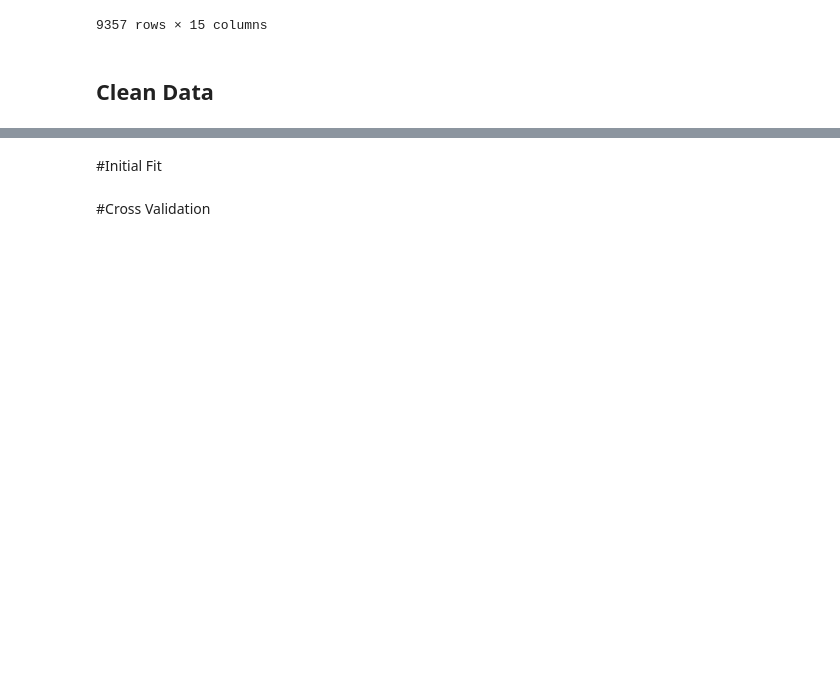
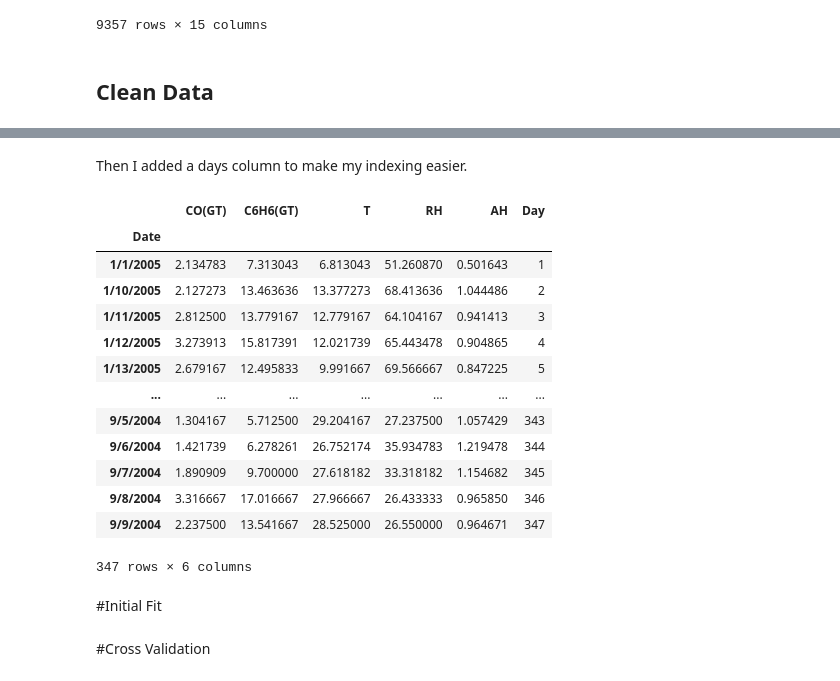
Before and after one commit to sahiser19/ST-554-Project1-Sarah_Ryan_Heather, a Jupyter notebook: Task_3.ipynb, the cells around one changed output, grey strips where cells are left out. Cells and saved outputs as stored; diff of their text form; code cells hidden in the pictures; blank space fills up the shorter version.

Commit message:
Finished reading in and cleaning up the data

```diff
--- a/Task_3.ipynb
+++ b/Task_3.ipynb
@@ -51,0 +68,5 @@ Requirement already satisfied: six>=1.5 in /usr/local/lib/python3.12/dist-packag
+# %%
+air_mod = air_quality.data.features.drop(columns = air_quality.data.features.columns[[1, 3,4,6,7,8,9,10,11]])
+air_mod.replace(-200, np.nan, inplace= True)
+air_mod.dropna(inplace=True)
+air_mod
@@ -51,0 +89,3 @@ Requirement already satisfied: six>=1.5 in /usr/local/lib/python3.12/dist-packag
+# %%
+air_test = air_mod.groupby('Date').mean()
+air_test
@@ -52,3 +107,23 @@ Requirement already satisfied: six>=1.5 in /usr/local/lib/python3.12/dist-packag
+# %% [markdown]
+Then I added a days column to make my indexing easier.
+# %%
+air_test['Day']=range(1,348)
+air_test
+# %% [output]
+|  | CO(GT) | C6H6(GT) | T | RH | AH | Day |
+| Date |  |  |  |  |  |  |
+| 1/1/2005 | 2.134783 | 7.313043 | 6.813043 | 51.260870 | 0.501643 | 1 |
+| 1/10/2005 | 2.127273 | 13.463636 | 13.377273 | 68.413636 | 1.044486 | 2 |
+| 1/11/2005 | 2.812500 | 13.779167 | 12.779167 | 64.104167 | 0.941413 | 3 |
+| 1/12/2005 | 3.273913 | 15.817391 | 12.021739 | 65.443478 | 0.904865 | 4 |
+| 1/13/2005 | 2.679167 | 12.495833 | 9.991667 | 69.566667 | 0.847225 | 5 |
+| ... | ... | ... | ... | ... | ... | ... |
+| 9/5/2004 | 1.304167 | 5.712500 | 29.204167 | 27.237500 | 1.057429 | 343 |
+| 9/6/2004 | 1.421739 | 6.278261 | 26.752174 | 35.934783 | 1.219478 | 344 |
+| 9/7/2004 | 1.890909 | 9.700000 | 27.618182 | 33.318182 | 1.154682 | 345 |
+| 9/8/2004 | 3.316667 | 17.016667 | 27.966667 | 26.433333 | 0.965850 | 346 |
+| 9/9/2004 | 2.237500 | 13.541667 | 28.525000 | 26.550000 | 0.964671 | 347 |
+347 rows × 6 columns
 # %% [markdown]
 #Initial Fit
 # %% [markdown]
```
Also changed, not shown: parts of 8 cells of this notebook.
